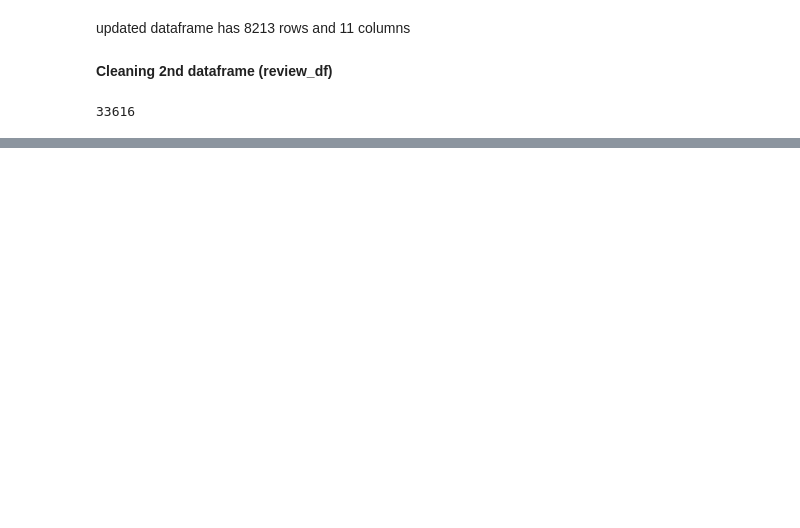
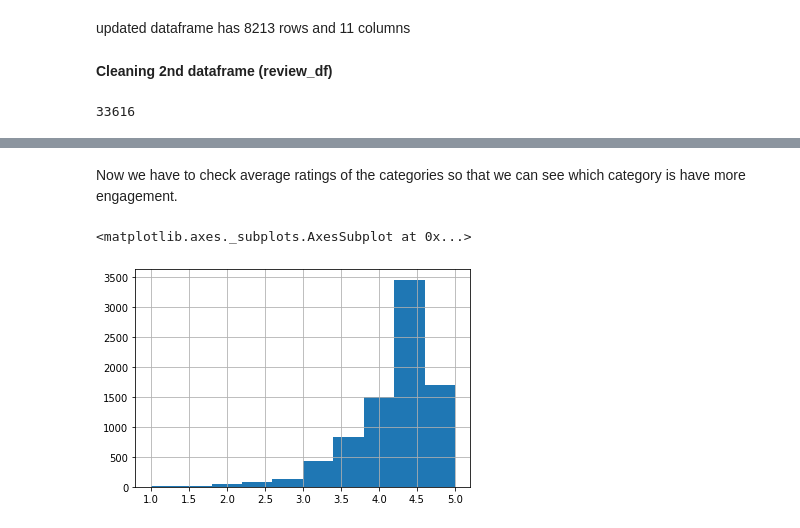
Before and after one commit to MadhurAwasthi/Play_Store-EDA, a Jupyter notebook: Play_Store_App_Review_Analysis_Capstone_Project.ipynb, the cells around one changed output, grey strips where cells are left out. Cells and saved outputs as stored; diff of their text form; code cells hidden in the pictures; blank space fills up the shorter version.

```diff
--- a/Play_Store_App_Review_Analysis_Capstone_Project.ipynb
+++ b/Play_Store_App_Review_Analysis_Capstone_Project.ipynb
@@ -354,0 +376,4 @@ playstore_df['Size']=playstore_df['Size'].apply(lambda x:float(str(x).replace('k
+# %%
+#removing '$' from price
+playstore_df['Price']=playstore_df['Price'].apply(lambda x:float(str(x).replace('$','')) if '$' in str(x) else x )
+playstore_df['Price']=playstore_df['Price'].astype(float)
@@ -373,0 +409,5 @@ Name: Size, Length: 413, dtype: int64
+# %%
+# let's convert Varies with device to NaN values so that we can easily replace them
+playstore_df['Size'] = playstore_df.Size.replace('Varies with device' , np.NaN)
+# Let's calculate the mean values according to categories
+playstore_df.Size = playstore_df.groupby('Category')['Size'].apply(lambda x: x.fillna(x.mean()))
@@ -494,0 +541,8 @@ memory usage: 1.4+ MB
+# %% [markdown]
+Now we have to check average ratings of the categories so that we can see which category is have more engagement.
+# %%
+
+playstore_df['Rating'].hist()
+# %% [output]
+<matplotlib.axes._subplots.AxesSubplot at 0x...>
+[figure, added]
```
Also changed, not shown: parts of 16 cells of this notebook.
